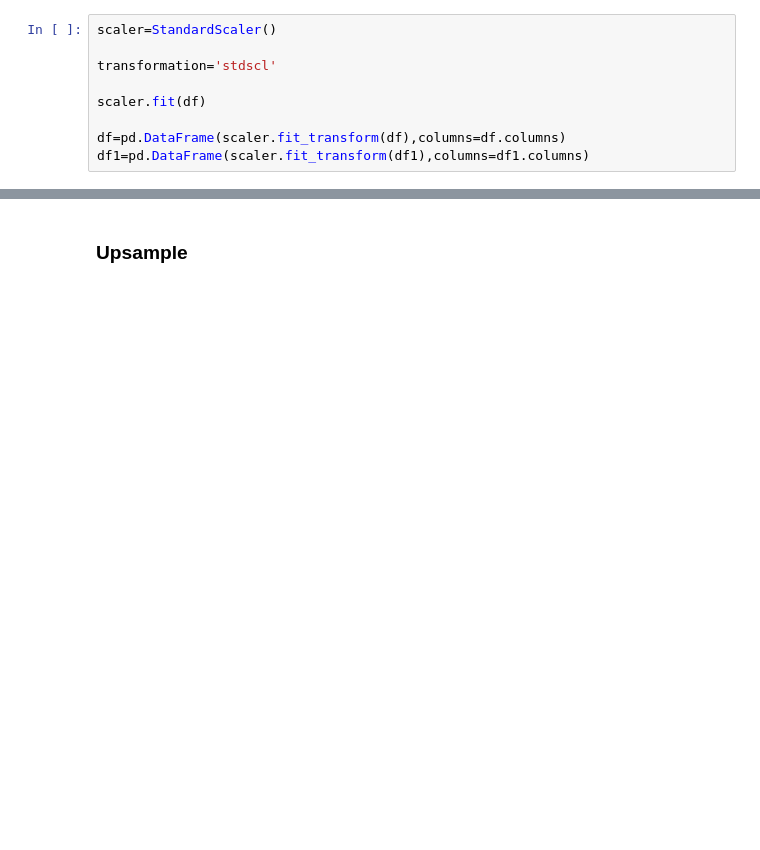
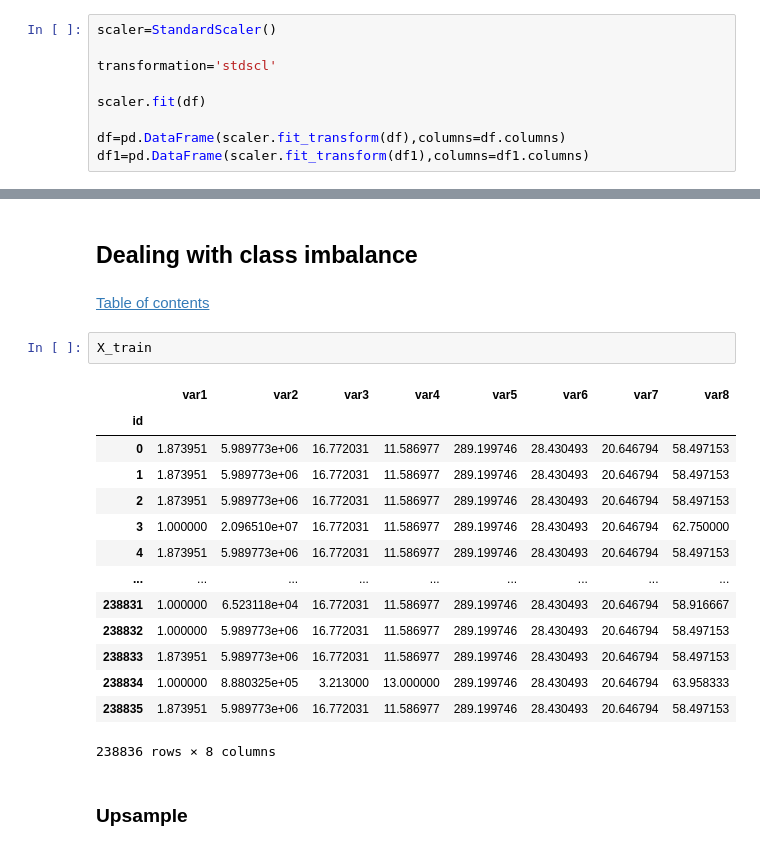
Before and after one commit to martinbandung/2023_MLF_Project, a Jupyter notebook: submission.ipynb, the cells around one changed output, grey strips where cells are left out. Saved outputs shown, nothing was run; the diff lists cells and outputs as text; blank space fills up the shorter version.

```diff
--- a/submission.ipynb
+++ b/submission.ipynb
@@ -191,3 +192,24 @@ df1=pd.DataFrame(scaler.fit_transform(df1),columns=df1.columns)
+# %% [markdown]
+## Dealing with class imbalance <a id='Dealing with class imbalance'></a>
+# %% [markdown]
+<a href='#toc'>Table of contents</a>
+# %%
+X_train
+# %% [output]
+|  | var1 | var2 | var3 | var4 | var5 | var6 | var7 | var8 |
+| id |  |  |  |  |  |  |  |  |
+| 0 | 1.873951 | 5.989773e+06 | 16.772031 | 11.586977 | 289.199746 | 28.430493 | 20.646794 | 58.497153 |
+| 1 | 1.873951 | 5.989773e+06 | 16.772031 | 11.586977 | 289.199746 | 28.430493 | 20.646794 | 58.497153 |
+| 2 | 1.873951 | 5.989773e+06 | 16.772031 | 11.586977 | 289.199746 | 28.430493 | 20.646794 | 58.497153 |
+| 3 | 1.000000 | 2.096510e+07 | 16.772031 | 11.586977 | 289.199746 | 28.430493 | 20.646794 | 62.750000 |
+| 4 | 1.873951 | 5.989773e+06 | 16.772031 | 11.586977 | 289.199746 | 28.430493 | 20.646794 | 58.497153 |
+| ... | ... | ... | ... | ... | ... | ... | ... | ... |
+| 238831 | 1.000000 | 6.523118e+04 | 16.772031 | 11.586977 | 289.199746 | 28.430493 | 20.646794 | 58.916667 |
+| 238832 | 1.000000 | 5.989773e+06 | 16.772031 | 11.586977 | 289.199746 | 28.430493 | 20.646794 | 58.497153 |
+| 238833 | 1.873951 | 5.989773e+06 | 16.772031 | 11.586977 | 289.199746 | 28.430493 | 20.646794 | 58.497153 |
+| 238834 | 1.000000 | 8.880325e+05 | 3.213000 | 13.000000 | 289.199746 | 28.430493 | 20.646794 | 63.958333 |
+| 238835 | 1.873951 | 5.989773e+06 | 16.772031 | 11.586977 | 289.199746 | 28.430493 | 20.646794 | 58.497153 |
+238836 rows × 8 columns
 # %% [markdown]
 <a id='upsample'></a>
 ### Upsample
```
Also changed, not shown: parts of 46 cells of this notebook, 16 other files.
